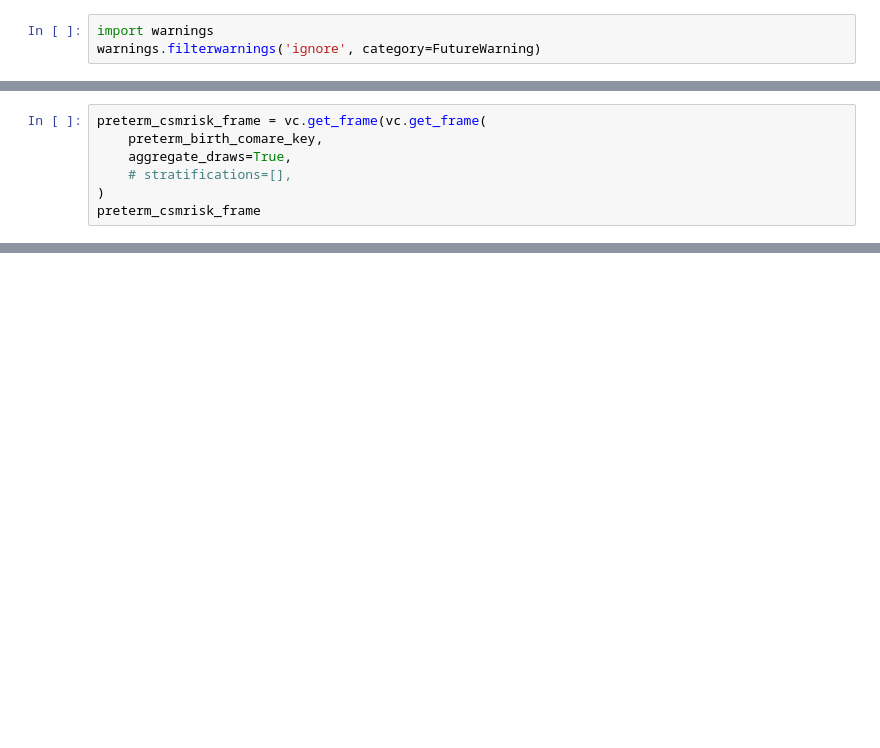
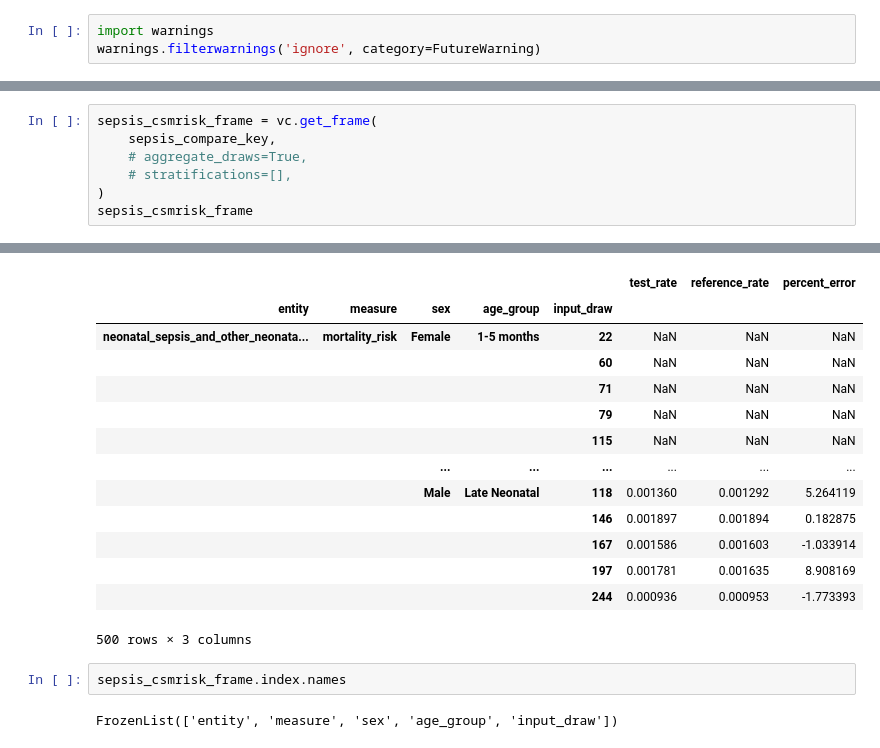
Before and after one commit to ihmeuw/vivarium_gates_mncnh, a Jupyter notebook: src/vivarium_gates_mncnh/validation/vc_notebooks/neonatal_checks.ipynb, the cells around one changed output, grey strips where cells are left out. Drawn from its saved outputs; the diff is of its cells as text; blank space fills up the shorter version.

```diff
--- a/src/vivarium_gates_mncnh/validation/vc_notebooks/neonatal_checks.ipynb
+++ b/src/vivarium_gates_mncnh/validation/vc_notebooks/neonatal_checks.ipynb
@@ -75,7 +155,8 @@ preterm_csmrisk_metadata
 # %%
-preterm_csmrisk_frame = vc.get_frame(vc.get_frame(
-    preterm_birth_comare_key,
-    aggregate_draws=True,
+sepsis_csmrisk_frame = vc.get_frame(
+    sepsis_compare_key,
+    # aggregate_draws=True,
     # stratifications=[],
 )
-preterm_csmrisk_frame
+sepsis_csmrisk_frame
+# %% [output]
@@ -81,0 +165,18 @@ preterm_csmrisk_frame
+|  |  |  |  |  | test_rate | reference_rate | percent_error |
+| entity | measure | sex | age_group | input_draw |  |  |  |
+| neonatal_sepsis_and_other_neonata... | mortality_risk | Female | 1-5 months | 22 | NaN | NaN | NaN |
+|  |  |  |  | 60 | NaN | NaN | NaN |
+|  |  |  |  | 71 | NaN | NaN | NaN |
+|  |  |  |  | 79 | NaN | NaN | NaN |
+|  |  |  |  | 115 | NaN | NaN | NaN |
+|  |  | ... | ... | ... | ... | ... | ... |
+|  |  | Male | Late Neonatal | 118 | 0.001360 | 0.001292 | 5.264119 |
+|  |  |  |  | 146 | 0.001897 | 0.001894 | 0.182875 |
+|  |  |  |  | 167 | 0.001586 | 0.001603 | -1.033914 |
+|  |  |  |  | 197 | 0.001781 | 0.001635 | 8.908169 |
+|  |  |  |  | 244 | 0.000936 | 0.000953 | -1.773393 |
+500 rows × 3 columns
+# %%
+sepsis_csmrisk_frame.index.names
+# %% [output]
+FrozenList(['entity', 'measure', 'sex', 'age_group', 'input_draw'])
```
Also changed, not shown: parts of 20 cells of this notebook.
